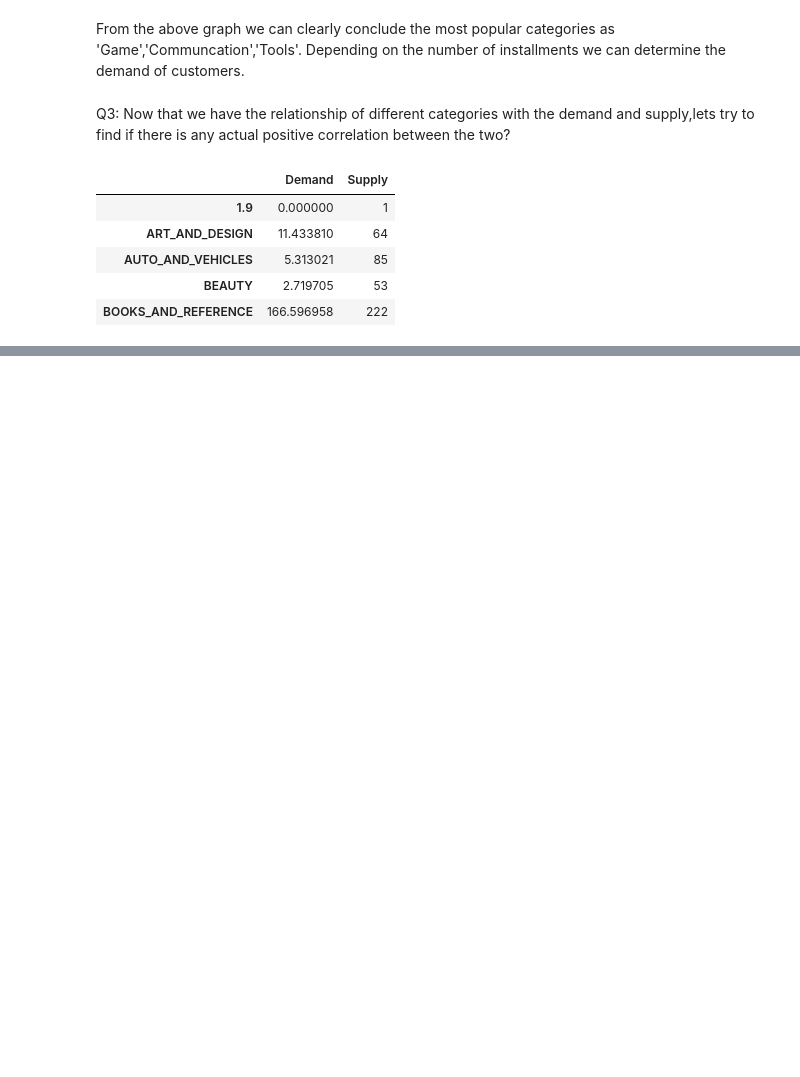
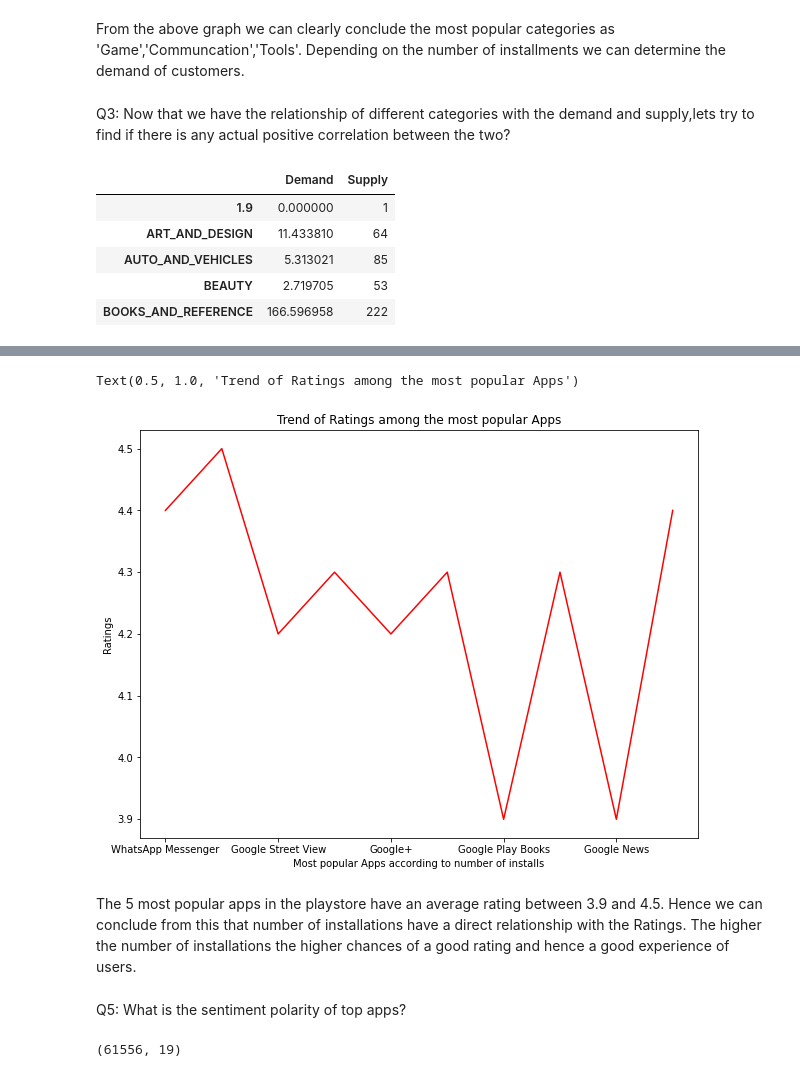
Before and after one commit to sspaulc/EDA--ABTN0105-Play-Store-App-Review-Analysis, a Jupyter notebook: Sanchita_Paul_Play_Store_App_Review_Analysis_[ABTN0105]_Capstone_Project.ipynb, the cells around one changed output, grey strips where cells are left out. Drawn from its saved outputs; the diff is of its cells as text; code cells hidden in the pictures; blank space fills up the shorter version.

```diff
--- a/Sanchita_Paul_Play_Store_App_Review_Analysis_[ABTN0105]_Capstone_Project.ipynb
+++ b/Sanchita_Paul_Play_Store_App_Review_Analysis_[ABTN0105]_Capstone_Project.ipynb
@@ -305,0 +286,2 @@ Q4: What is the correlation between sentiment and review comments?
+# %%
+Apps_df=playstore_df_no_duplicates.groupby('App').agg({'Int_Installs':'sum', 'Rating':'median'}) #groupby playstore data by App on sum of Installs and median of the ratings
@@ -305,0 +290,14 @@ Q4: What is the correlation between sentiment and review comments?
+# %%
+top= Apps_df.sort_values(by= 'Int_Installs',ascending= False).head(10)
+# %%
+top['Rating'].plot(color="Red")
+plt.xlabel('Most popular Apps according to number of installs')
+plt.ylabel('Ratings')
+plt.title('Trend of Ratings among the most popular Apps')
+# %% [output]
+Text(0.5, 1.0, 'Trend of Ratings among the most popular Apps')
+[figure, added]
+# %% [markdown]
+The 5 most popular apps in the playstore have an average rating between 3.9 and 4.5. Hence we can conclude from this that number of installations have a direct relationship with the Ratings. The higher the number of installations the higher chances of a good rating and hence a good experience of users.
+# %% [markdown]
+ Q5:  What is the sentiment polarity of top apps?
@@ -305,0 +308,4 @@ Q4: What is the correlation between sentiment and review comments?
+# %%
+playstore_users_df.shape
+# %% [output]
+(61556, 19)
```
Also changed, not shown: parts of 41 cells of this notebook.
